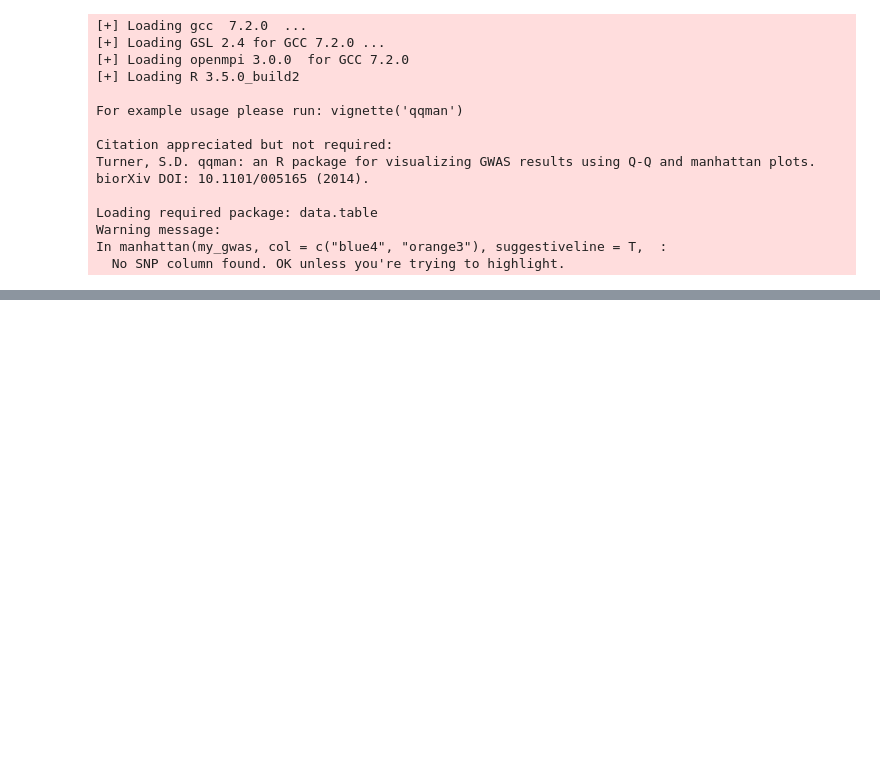
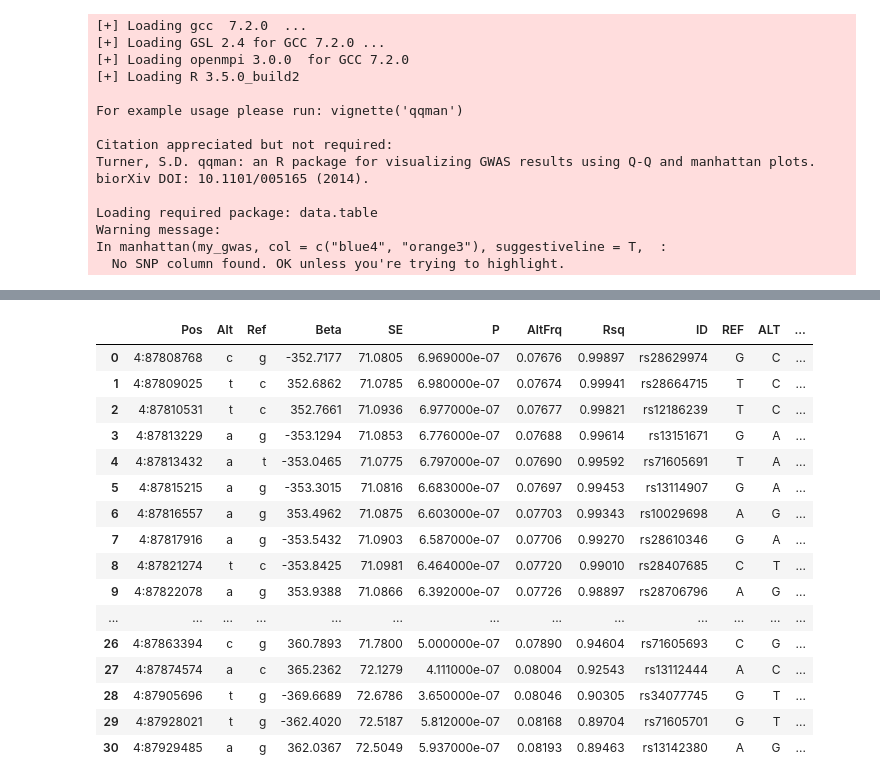
Before and after one commit to hirotaka-i/sp01_ASYN, a Jupyter notebook: CSF_ASync.ipynb, the cells around one changed output, grey strips where cells are left out. Saved outputs shown, nothing was run; the diff lists cells and outputs as text; code cells hidden in the pictures; blank space fills up the shorter version.

```diff
--- a/CSF_ASync.ipynb
+++ b/CSF_ASync.ipynb
@@ -685,0 +845,37 @@ MH plot for filtered (maf > 0.05, Rsq > 0.8) case only analysis ![image.png](att
+# %%
+# Preparation
+from bs4 import BeautifulSoup, SoupStrainer
+import requests
+import re
+import time
+import pandas as pd
+data = pd.read_table("/data/LNG/Hirotaka/ASYN/meta_maf05rsq8_rs.tab")
+IDs = data["ID"] # dbSNP ID
+
+SYMBOLs = []
+SOTERMs = []
+FXNCLASSs=[]
+for ID in IDs:
+    print(ID)
+    response = requests.get('https://eutils.ncbi.nlm.nih.gov/entrez/eutils/efetch.fcgi?db=snp&id=' + ID[2:] + '&report=XML')
+    html_str = response.text
+    bs = BeautifulSoup(html_str, "html5lib")
+    try:
+        SYMBOL = bs.fxnset['symbol']
+        SOTERM = bs.fxnset['soterm']
+        FXNCLASS = bs.fxnset['fxnclass']
+    except (TypeError, KeyError):
+        if len(bs.find_all('fxnset'))>1:
+            print("search from the second tag")
+            SYMBOL = bs.find_all('fxnset')[1]['symbol']
+            SOTERM = bs.find_all('fxnset')[1]['soterm']
+            FXNCLASS = bs.find_all('fxnset')[1]['fxnclass']
+        else:
+            SYMBOL = "NA"
+            SOTERM = "NA"
+            FXNCLASS = "NA"
+    SYMBOLs.append(SYMBOL)
+    SOTERMs.append(SOTERM)
+    FXNCLASSs.append(FXNCLASS)
+    print (SYMBOL, SOTERM, FXNCLASS)
+    time.sleep(1/3) # three requests per second (Guideline)
@@ -685,0 +900,26 @@ MH plot for filtered (maf > 0.05, Rsq > 0.8) case only analysis ![image.png](att
+# %%
+#Step3 join the cross-tab with the new information
+data2= data.assign(SYMBOL=SYMBOLs, SOTERM=SOTERMs, FXNCLASS=FXNCLASSs)
+## ordering the
+forIdx = data2["Pos"].str.split(":", expand=True).applymap(int).sort_values(by=[0, 1])
+df = data2.reindex(forIdx.index)
+df.to_csv("meta_maf05rsq8_subsig.csv", index=False)
+df
+# %% [output]
+|  | Pos | Alt | Ref | Beta | SE | P | AltFrq | Rsq | ID | REF | ALT | ... |
+| 0 | 4:87808768 | c | g | -352.7177 | 71.0805 | 6.969000e-07 | 0.07676 | 0.99897 | rs28629974 | G | C | ... |
+| 1 | 4:87809025 | t | c | 352.6862 | 71.0785 | 6.980000e-07 | 0.07674 | 0.99941 | rs28664715 | T | C | ... |
+| 2 | 4:87810531 | t | c | 352.7661 | 71.0936 | 6.977000e-07 | 0.07677 | 0.99821 | rs12186239 | T | C | ... |
+| 3 | 4:87813229 | a | g | -353.1294 | 71.0853 | 6.776000e-07 | 0.07688 | 0.99614 | rs13151671 | G | A | ... |
+| 4 | 4:87813432 | a | t | -353.0465 | 71.0775 | 6.797000e-07 | 0.07690 | 0.99592 | rs71605691 | T | A | ... |
+| 5 | 4:87815215 | a | g | -353.3015 | 71.0816 | 6.683000e-07 | 0.07697 | 0.99453 | rs13114907 | G | A | ... |
+| 6 | 4:87816557 | a | g | 353.4962 | 71.0875 | 6.603000e-07 | 0.07703 | 0.99343 | rs10029698 | A | G | ... |
+| 7 | 4:87817916 | a | g | -353.5432 | 71.0903 | 6.587000e-07 | 0.07706 | 0.99270 | rs28610346 | G | A | ... |
+| 8 | 4:87821274 | t | c | -353.8425 | 71.0981 | 6.464000e-07 | 0.07720 | 0.99010 | rs28407685 | C | T | ... |
+| 9 | 4:87822078 | a | g | 353.9388 | 71.0866 | 6.392000e-07 | 0.07726 | 0.98897 | rs28706796 | A | G | ... |
+| ... | ... | ... | ... | ... | ... | ... | ... | ... | ... | ... | ... | ... |
+| 26 | 4:87863394 | c | g | 360.7893 | 71.7800 | 5.000000e-07 | 0.07890 | 0.94604 | rs71605693 | C | G | ... |
+| 27 | 4:87874574 | a | c | 365.2362 | 72.1279 | 4.111000e-07 | 0.08004 | 0.92543 | rs13112444 | A | C | ... |
+| 28 | 4:87905696 | t | g | -369.6689 | 72.6786 | 3.650000e-07 | 0.08046 | 0.90305 | rs34077745 | G | T | ... |
+| 29 | 4:87928021 | t | g | -362.4020 | 72.5187 | 5.812000e-07 | 0.08168 | 0.89704 | rs71605701 | G | T | ... |
+| 30 | 4:87929485 | a | g | 362.0367 | 72.5049 | 5.937000e-07 | 0.08193 | 0.89463 | rs13142380 | A | G | ... |
```
Also changed, not shown: parts of 14 cells of this notebook, 2 other files.
